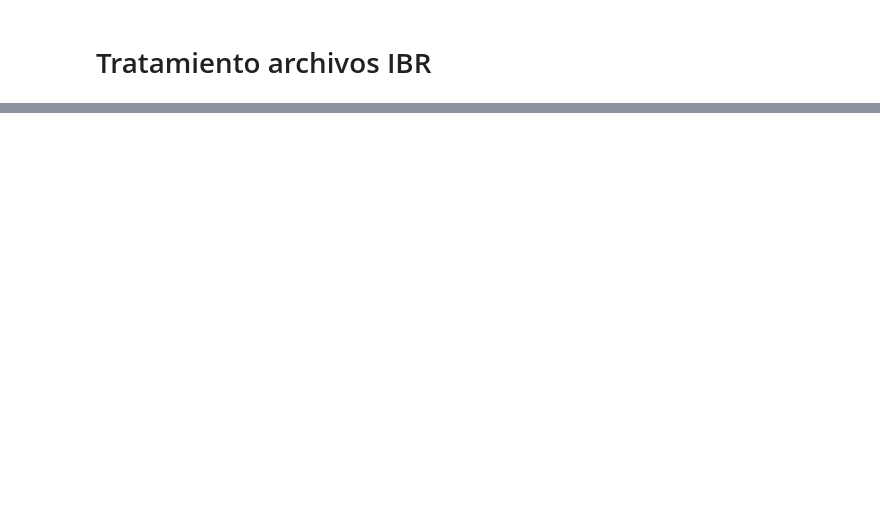
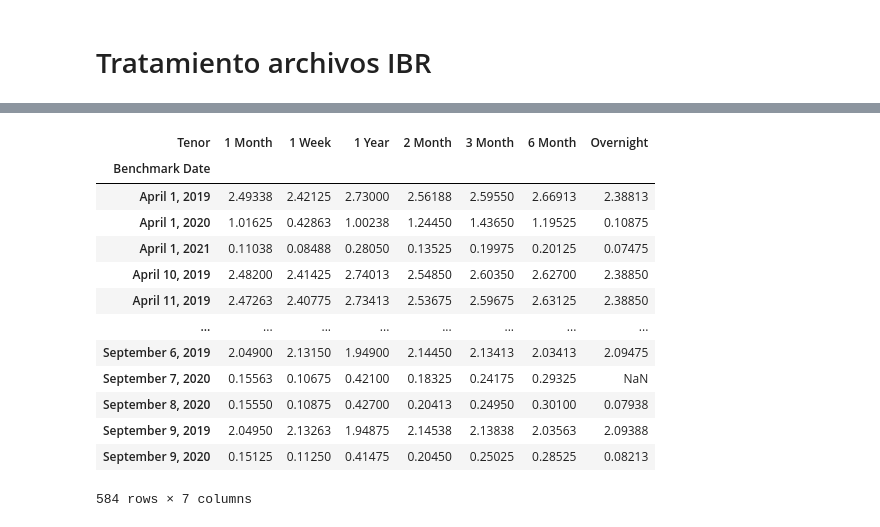
Before and after one commit to egonza21/proyecto_derivados, a Jupyter notebook: proyecto_derivados.ipynb, the cells around one changed output, grey strips where cells are left out. Saved outputs shown, nothing was run; the diff lists cells and outputs as text; code cells hidden in the pictures; blank space fills up the shorter version.

Commit message:
Se agrega la lectura y limpieza de los archivos libor. Se deja tabla pivoteada

```diff
--- a/proyecto_derivados.ipynb
+++ b/proyecto_derivados.ipynb
@@ -261,3 +319,3 @@ r.dtypes
 # %%
-r.describe()
-pd.set_option('display.min_rows', None)
+#r.describe()
+#pd.set_option('display.min_rows', None)
@@ -263,0 +324,6 @@ pd.set_option('display.min_rows', None)
+# %%
+# Leemos la ruta donde se encuentra el proyecto
+path = os.getcwd()
+# Le anadimos la parte de los insumos
+dir_insumos = path + '\Insumos\libor\\'
+dir_insumos
@@ -263,0 +332,19 @@ pd.set_option('display.min_rows', None)
+# %%
+# Leemos todos los archivos en la carpeta
+files = os.listdir(dir_insumos)
+# Recorremos la carpeta para sacar solo los que tengan extension csv
+files_csv = [f for f in files if f[-3:] == 'csv']
+# Inicializamos una variable tipo dataframe
+df_libor = pd.DataFrame()
+
+# Recorrermos la lista de archivos uno a uno
+for files in files_csv:
+    path = dir_insumos + files
+    # Se lee cada csv con la funcion read y se concatena para dejarlo en un solo df
+    data = pd.read_csv(path, delimiter = ',')
+    df_libor = df_libor.append(data)
+
+df_libor = df_libor[['Benchmark Date', 'Tenor', 'USD ICE LIBOR']]
+# %%
+df_libor_pivot = pd.pivot_table(df_libor, values='USD ICE LIBOR', index='Benchmark Date',
+                    columns=['Tenor'], aggfunc=np.sum)
@@ -263,0 +367,17 @@ pd.set_option('display.min_rows', None)
+# %%
+df_libor_pivot
+# %% [output]
+| Tenor | 1 Month | 1 Week | 1 Year | 2 Month | 3 Month | 6 Month | Overnight |
+| Benchmark Date |  |  |  |  |  |  |  |
+| April 1, 2019 | 2.49338 | 2.42125 | 2.73000 | 2.56188 | 2.59550 | 2.66913 | 2.38813 |
+| April 1, 2020 | 1.01625 | 0.42863 | 1.00238 | 1.24450 | 1.43650 | 1.19525 | 0.10875 |
+| April 1, 2021 | 0.11038 | 0.08488 | 0.28050 | 0.13525 | 0.19975 | 0.20125 | 0.07475 |
+| April 10, 2019 | 2.48200 | 2.41425 | 2.74013 | 2.54850 | 2.60350 | 2.62700 | 2.38850 |
+| April 11, 2019 | 2.47263 | 2.40775 | 2.73413 | 2.53675 | 2.59675 | 2.63125 | 2.38850 |
+| ... | ... | ... | ... | ... | ... | ... | ... |
+| September 6, 2019 | 2.04900 | 2.13150 | 1.94900 | 2.14450 | 2.13413 | 2.03413 | 2.09475 |
+| September 7, 2020 | 0.15563 | 0.10675 | 0.42100 | 0.18325 | 0.24175 | 0.29325 | NaN |
+| September 8, 2020 | 0.15550 | 0.10875 | 0.42700 | 0.20413 | 0.24950 | 0.30100 | 0.07938 |
+| September 9, 2019 | 2.04950 | 2.13263 | 1.94875 | 2.14538 | 2.13838 | 2.03563 | 2.09388 |
+| September 9, 2020 | 0.15125 | 0.11250 | 0.41475 | 0.20450 | 0.25025 | 0.28525 | 0.08213 |
+584 rows × 7 columns
```
Also changed, not shown: parts of 16 cells of this notebook.
